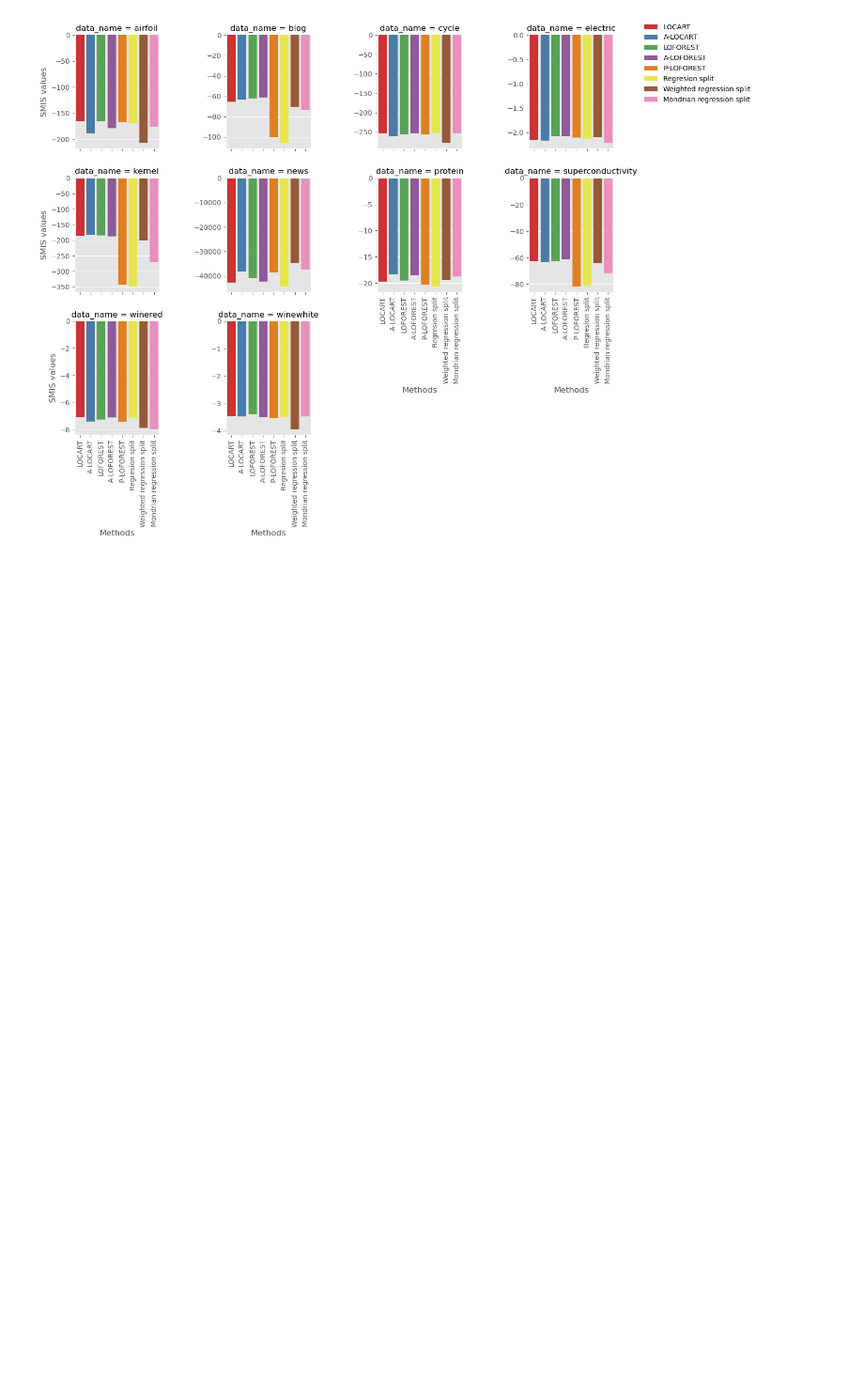
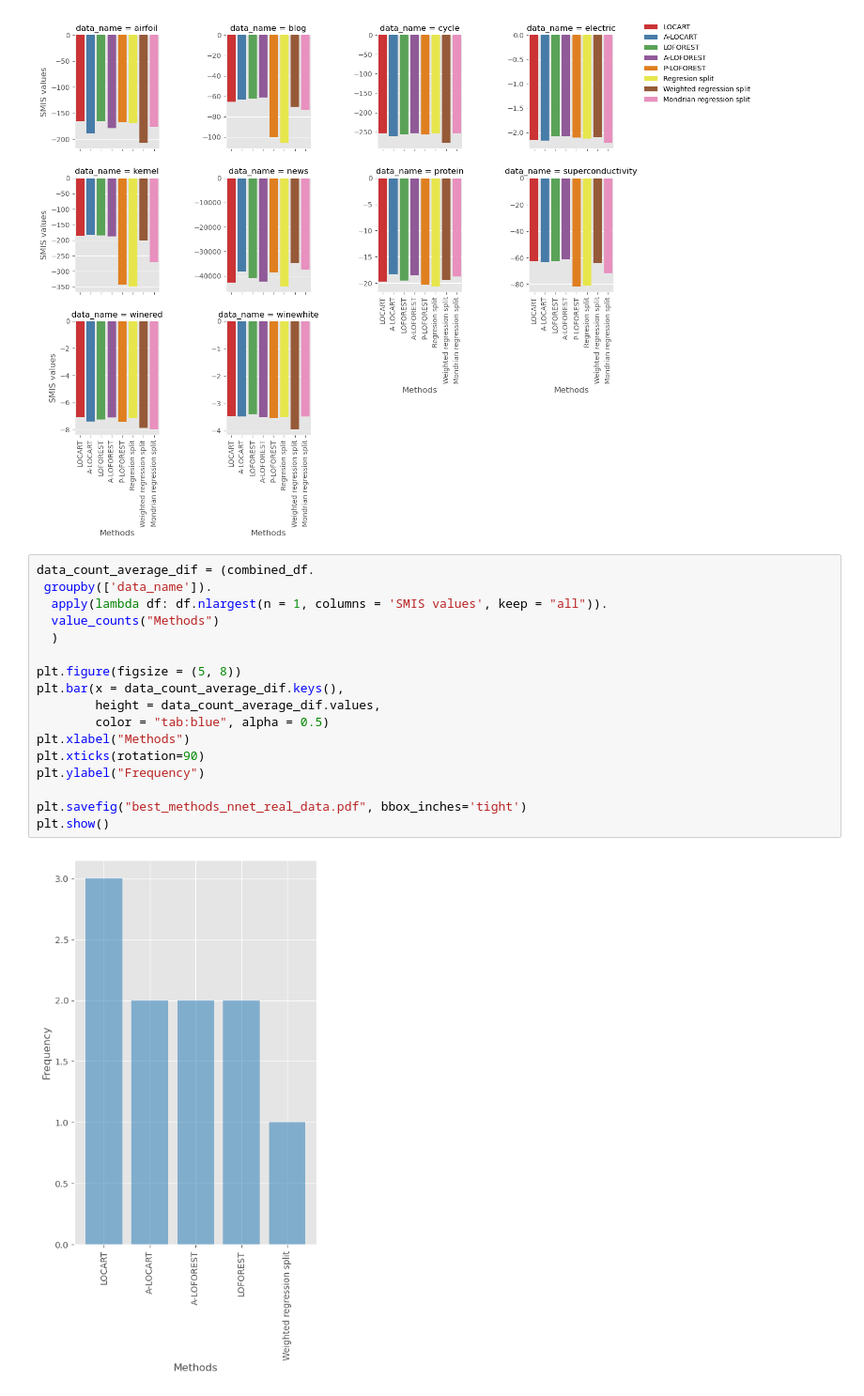
Before and after one commit to Monoxido45/CSI, a Jupyter notebook: experiments/loforest.ipynb, the cells around one changed output. Shown at 94% size. Saved outputs shown, nothing was run; the diff lists cells and outputs as text; blank space fills up the shorter version.

```diff
--- a/experiments/loforest.ipynb
+++ b/experiments/loforest.ipynb
@@ -3655,3 +3712,22 @@ plt.show()  # Display the figure
 # %% [output]
 <Figure size 2000x1500 with 0 Axes>
 [figure]
+# %%
+data_count_average_dif = (combined_df.
+ groupby(['data_name']).
+  apply(lambda df: df.nlargest(n = 1, columns = 'SMIS values', keep = "all")).
+  value_counts("Methods")
+  )
+
+plt.figure(figsize = (5, 8))
+plt.bar(x = data_count_average_dif.keys(),
+        height = data_count_average_dif.values,
+        color = "tab:blue", alpha = 0.5)
+plt.xlabel("Methods")
+plt.xticks(rotation=90)
+plt.ylabel("Frequency")
+
+plt.savefig("best_methods_nnet_real_data.pdf", bbox_inches='tight')
+plt.show()
+# %% [output]
+[figure, added]
```
Also changed, not shown: parts of 53 cells of this notebook.
